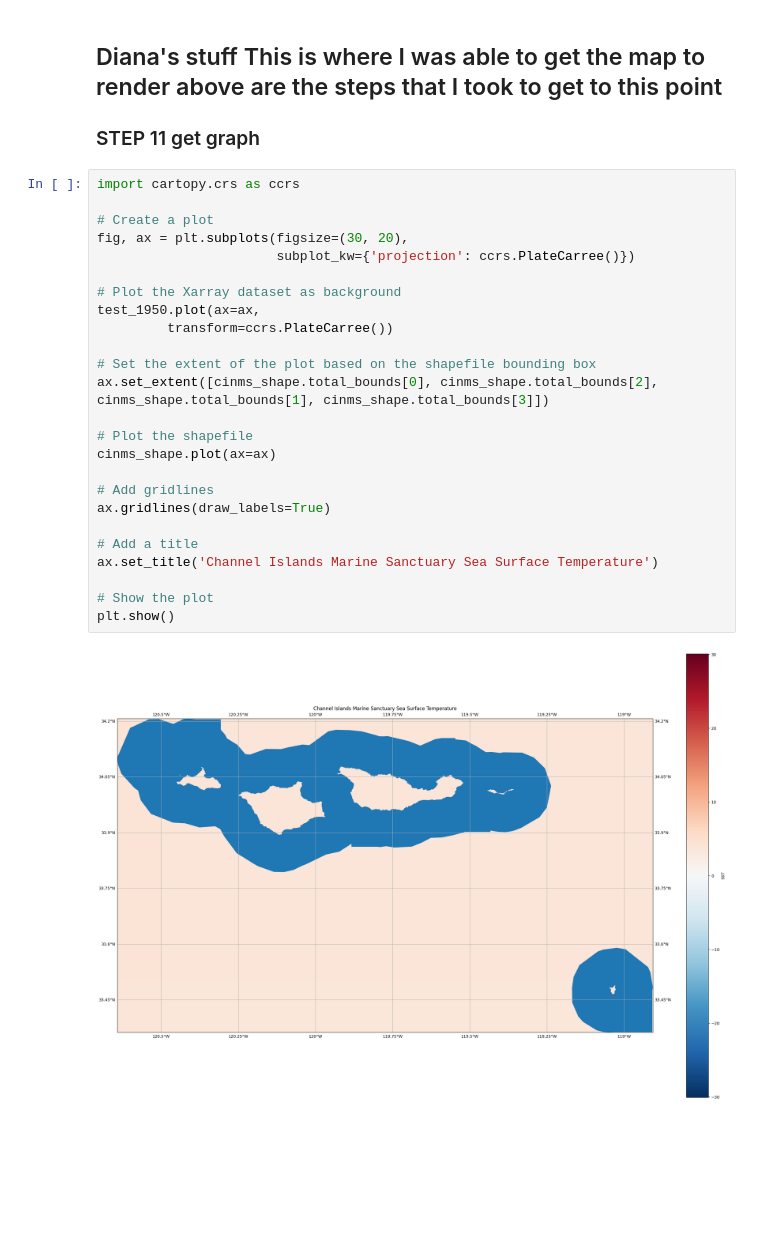
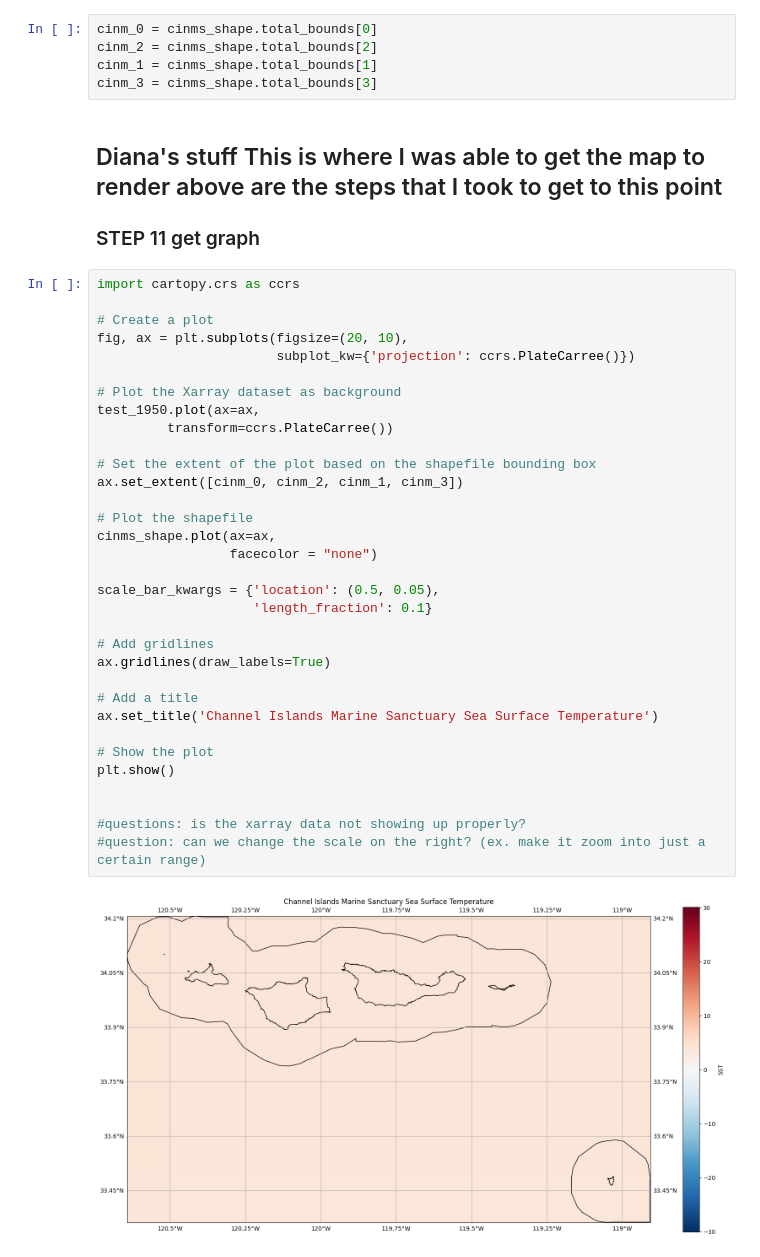
Before and after one commit to olleholt/toolkit, a Jupyter notebook: patty_test.ipynb, the cells around one changed output. Drawn from its saved outputs; the diff is of its cells as text; blank space fills up the shorter version.

```diff
--- a/patty_test.ipynb
+++ b/patty_test.ipynb
@@ -392,3 +404,8 @@ cinms_shape.plot()
+# %%
+cinm_0 = cinms_shape.total_bounds[0]
+cinm_2 = cinms_shape.total_bounds[2]
+cinm_1 = cinms_shape.total_bounds[1]
+cinm_3 = cinms_shape.total_bounds[3]
 # %% [markdown]
 ## Diana's stuff This is where I was able to get the map to render above are the steps that I took to get to this point
 
@@ -396,27 +413,35 @@ cinms_shape.plot()
 # %%
 import cartopy.crs as ccrs
 
 # Create a plot
-fig, ax = plt.subplots(figsize=(30, 20),
+fig, ax = plt.subplots(figsize=(20, 10),
                        subplot_kw={'projection': ccrs.PlateCarree()})
 
 # Plot the Xarray dataset as background
 test_1950.plot(ax=ax,
          transform=ccrs.PlateCarree())
 
 # Set the extent of the plot based on the shapefile bounding box
-ax.set_extent([cinms_shape.total_bounds[0], cinms_shape.total_bounds[2], cinms_shape.total_bounds[1], cinms_shape.total_bounds[3]])
+ax.set_extent([cinm_0, cinm_2, cinm_1, cinm_3])
 
 # Plot the shapefile
-cinms_shape.plot(ax=ax)
+cinms_shape.plot(ax=ax,
+                 facecolor = "none")
+
+scale_bar_kwargs = {'location': (0.5, 0.05),
+                    'length_fraction': 0.1}
 
 # Add gridlines
 ax.gridlines(draw_labels=True)
 
 # Add a title
 ax.set_title('Channel Islands Marine Sanctuary Sea Surface Temperature')
 
 # Show the plot
 plt.show()
+
+
+#questions: is the xarray data not showing up properly?
+#question: can we change the scale on the right? (ex. make it zoom into just a certain range)
 # %% [output]
-[figure, old version]
+[figure, new version]
```
Also changed, not shown: parts of 10 cells of this notebook, 3 other files.
